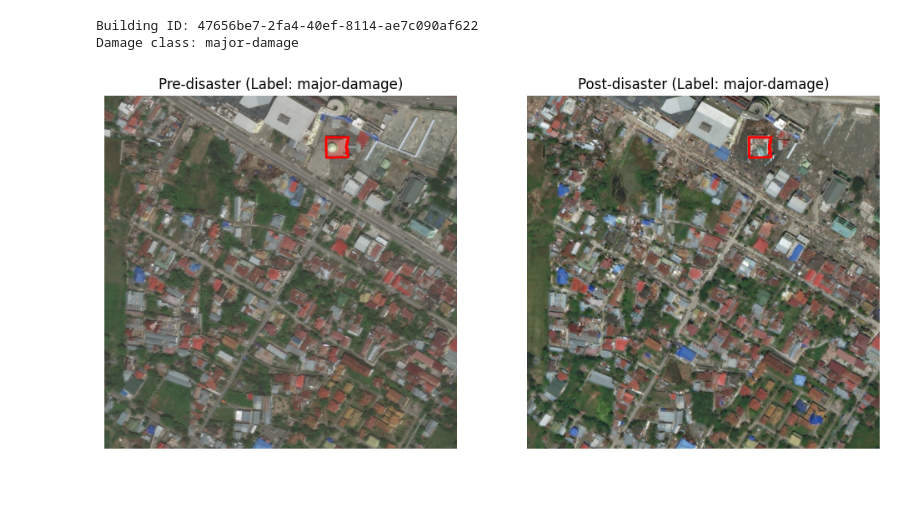
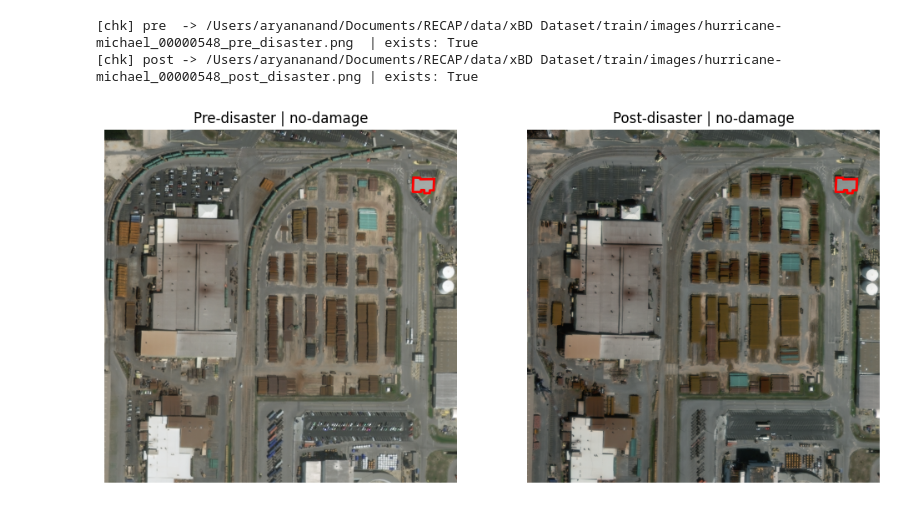
Before and after one commit to csce585-mlsystems/RECAP, a Jupyter notebook: notebooks/01_data_exploration.ipynb, the cells around one changed output. Saved outputs shown, nothing was run; the diff lists cells and outputs as text; code cells hidden in the pictures.

```diff
--- a/notebooks/01_data_exploration.ipynb
+++ b/notebooks/01_data_exploration.ipynb
@@ -20,36 +61,65 @@ Total rows: 159794
 # %%
-import random
+# ---------- 3) Build correct image paths from CSV row ----------
+def row_to_paths(row):
+    # Strip the filename from CSV paths (which may have wrong backslashes/name)
+    pre_name  = Path(str(row["pre_path"]).replace("\\", "/")).name
+    post_name = Path(str(row["post_path"]).replace("\\", "/")).name
 
-# Pick a random row from the CSV
-row = df.sample(1).iloc[0]
+    split = str(row["split"]).strip().lower()  # 'train' or 'test'
+    pre_p  = (DATA_BASE / split / "images" / pre_name).resolve()
+    post_p = (DATA_BASE / split / "images" / post_name).resolve()
+    return pre_p, post_p
+# ---------- 3) Build correct image paths from CSV row ----------
+def row_to_paths(row):
+    # Strip the filename from CSV paths (which may have wrong backslashes/name)
+    pre_name  = Path(str(row["pre_path"]).replace("\\", "/")).name
+    post_name = Path(str(row["post_path"]).replace("\\", "/")).name
 
-print("Building ID:", row["building_id"])
-print("Damage class:", row["label_name"])
+    split = str(row["split"]).strip().lower()  # 'train' or 'test'
+    pre_p  = (DATA_BASE / split / "images" / pre_name).resolve()
+    post_p = (DATA_BASE / split / "images" / post_name).resolve()
+    return pre_p, post_p
 
-# Load pre/post images
-pre_img = cv2.imread(row["pre_path"], cv2.IMREAD_COLOR)
-post_img = cv2.imread(row["post_path"], cv2.IMREAD_COLOR)
+# ---------- 4) Pick a row & validate before reading ----------
+row = df.sample(1).iloc[0]  # or pick a specific row by condition
+pre_p, post_p = row_to_paths(row)
 
-# Convert BGR → RGB
-pre_img = cv2.cvtColor(pre_img, cv2.COLOR_BGR2RGB)
+print(f"[chk] pre  -> {pre_p}  | exists: {pre_p.exists()}")
+print(f"[chk] post -> {post_p} | exists: {post_p.exists()}")
+
+if not pre_p.exists() or not post_p.exists():
+    # Helpful hints if names don't match
+    some_files = list((DATA_BASE / str(row["split"]).lower() / "images").glob("*.png"))[:5]
+    example_list = "\n".join(f"   - {f.name}" for f in some_files)
+    raise FileNotFoundError(
+        "One or both image files are missing at the rebuilt paths.\n"
+        f"Expected:\n  {pre_p}\n  {post_p}\n\n"
+        f"Sample files actually present in that folder:\n{example_list or '   (no .png files found)'}\n\n"
+        "If your dataset folder name is different, set XBD_DATA_DIR to its absolute path and re-run."
+    )
+
+# ---------- 5) Safe image read (no NoneType) ----------
+pre_img  = cv2.imread(str(pre_p), cv2.IMREAD_COLOR)
+post_img = cv2.imread(str(post_p), cv2.IMREAD_COLOR)
+if pre_img is None:  raise RuntimeError(f"OpenCV failed to read: {pre_p}")
+if post_img is None: raise RuntimeError(f"OpenCV failed to read: {post_p}")
+
+pre_img  = cv2.cvtColor(pre_img,  cv2.COLOR_BGR2RGB)
 post_img = cv2.cvtColor(post_img, cv2.COLOR_BGR2RGB)
 
-# Parse polygon
+# ---------- 6) Polygon overlay ----------
 poly = wkt.loads(row["polygon_wkt"])
-coords = list(poly.exterior.coords)
+xs, ys = zip(*list(poly.exterior.coords))
 
-# Plot
 fig, axes = plt.subplots(1, 2, figsize=(12, 6))
 for ax, img, title in zip(axes, [pre_img, post_img], ["Pre-disaster", "Post-disaster"]):
     ax.imshow(img)
-    xs, ys = zip(*coords)
-    ax.plot(xs, ys, color="red", linewidth=2)  # polygon overlay
-    ax.set_title(f"{title} (Label: {row['label_name']})")
+    ax.plot(xs, ys, color="red", linewidth=2)
+    ax.set_title(f"{title} | {row['label_name']}")
     ax.axis("off")
-
 plt.show()
 # %% [output]
-Building ID: 47656be7-2fa4-40ef-8114-ae7c090af622
-Damage class: major-damage
+[chk] pre  -> /Users/aryananand/Documents/RECAP/data/xBD Dataset/train/images/hurricane-michael_00000548_pre_disaster.png  | exists: True
+[chk] post -> /Users/aryananand/Documents/RECAP/data/xBD Dataset/train/images/hurricane-michael_00000548_post_disaster.png | exists: True
-[figure, old version]
+[figure, new version]
 # %%
```
Also changed, not shown: parts of 2 cells of this notebook.
